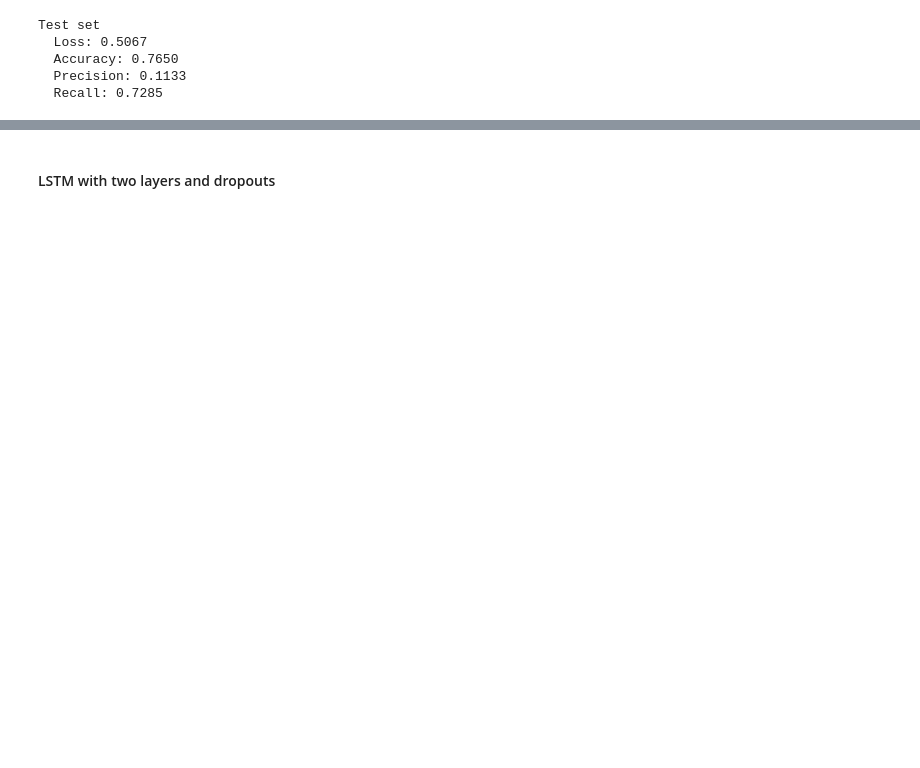
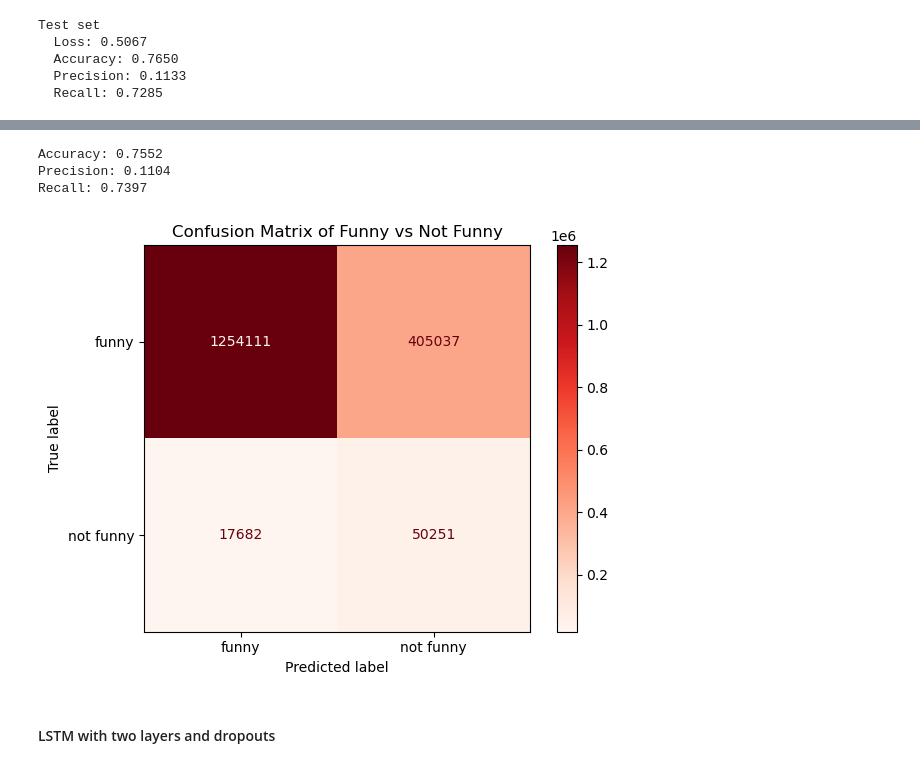
Before and after one commit to kellybean19/Detecting-Humor-in-Yelp-Reviews-with-LSTMs, a Jupyter notebook: deep learning.ipynb, the cells around one changed output, grey strips where cells are left out. Saved outputs shown, nothing was run; the diff lists cells and outputs as text; code cells hidden in the pictures; blank space fills up the shorter version.

```diff
--- a/deep learning.ipynb
+++ b/deep learning.ipynb
@@ -233,7 +208,7 @@ None
 # train the model on sample of 50k
 
 history = model.fit(sample_X_train_balanced, sample_y_train_balanced,
-                    #epochs=3,
+                    epochs=3,
                     batch_size=64,
                     validation_split=0.2,
                     verbose = 1,
@@ -281,3 +222,0 @@ with open(hist, mode='w') as f:
-# %%
-# read in model
-model = keras.models.load_model('LSTM1.h5')
@@ -285,0 +223,9 @@ model.history
+# %%
+# make sure to reinstantiate model then train on full data
+
+history = model.fit(X_train_balanced, y_train_balanced,
+                    epochs=4,
+                    batch_size=64,
+                    validation_split=0.2,
+                    verbose = 1,
+                    callbacks=[EarlyStopping(monitor='val_loss', patience=3, min_delta=0.0001)])
@@ -351,3 +303,31 @@ print("Recall:", recall_score(y_test, y_pred_LSTM1))
+# %%
+# get predictions
+
+y_pred_LSTM1 = model.predict_classes(X_test)
+#y_proba_LSTM1 = model.predict_proba(X_test)[:, 1]
+# %%
+accuracy = accuracy_score(y_test, y_pred_LSTM1)
+precision = precision_score(y_test, y_pred_LSTM1)
+recall = recall_score(y_test, y_pred_LSTM1)
+print('Accuracy: {:0.4f}\nPrecision: {:0.4}\nRecall: {:0.4f}'.format(accuracy, precision, recall))
+# %% [output]
+Accuracy: 0.7552
+Precision: 0.1104
+Recall: 0.7397
+# %%
+# plot confusion matrix
+
+cm1 = confusion_matrix(y_test, y_pred_LSTM1)
+
+plt.style.use('default')
+disp = ConfusionMatrixDisplay(confusion_matrix=cm1, display_labels=['funny','not funny'])
+disp.plot(cmap='Reds', values_format='')
+plt.title('Confusion Matrix of Funny vs Not Funny')
+plt.tight_layout()
+plt.savefig('imgs/confusion_matrix_LSTM1.png')
+plt.show()
+# %% [output]
+[figure, added]
 # %% [markdown]
 #### LSTM with two layers and dropouts
 # %%
```
Also changed, not shown: parts of 79 cells of this notebook, 2 other files.
